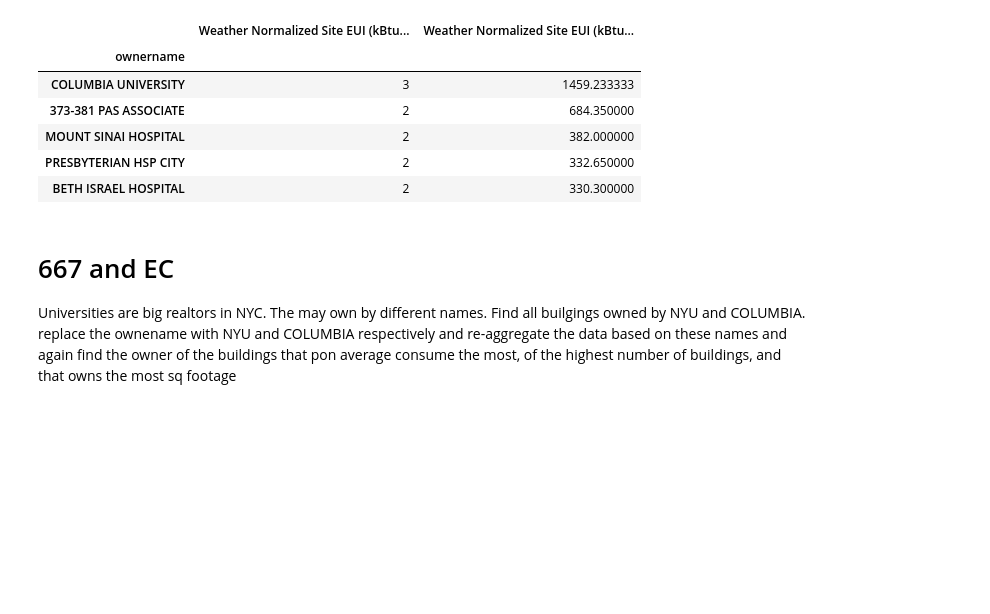
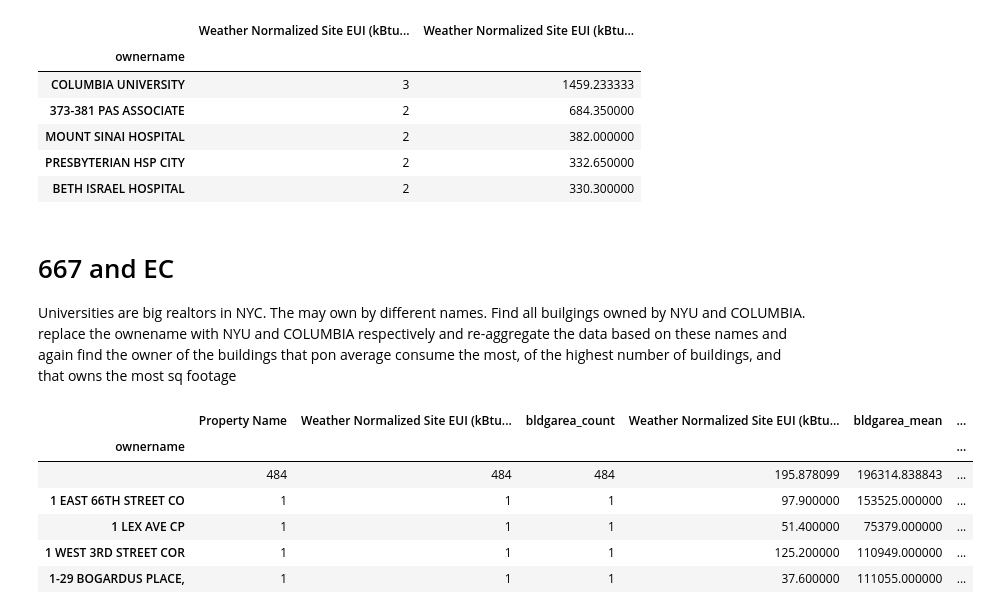
Before and after one commit to narayan-paudel/DSPS_EPAUDEL, a Jupyter notebook: HW5_ePaudel/BuildingsEnergyOwners.ipynb, the cells around one changed output. Drawn from its saved outputs; the diff is of its cells as text; code cells hidden in the pictures; blank space fills up the shorter version.

```diff
--- a/HW5_ePaudel/BuildingsEnergyOwners.ipynb
+++ b/HW5_ePaudel/BuildingsEnergyOwners.ipynb
@@ -433,3 +486,37 @@ df_owner_counts[idx].sort_values(by='Weather Normalized Site EUI (kBtu/ft²)_mea
 Universities are big realtors in NYC. The may own by different names. Find all builgings owned by NYU and COLUMBIA. replace the ownename with NYU and COLUMBIA respectively and re-aggregate the data based on these names and again find the owner of the buildings that pon average consume the most, of the highest number of buildings, and that owns the most sq footage
 # %%
 ownername = df_owner_counts.index.to_list()
+# %%
+# replace to 'NYU' and 'COLUMBIA
+columbia = ['COLUMBIA UNIVERSITY', 'TRUSTEES OF COLUMBIA',
+            'TRUSTEES COLUMBIA UNI','TRUST COLUMBIA UNIVER',
+            'TRST COLUMBIA UNIVERS','TR COLUMBIA UNIVERSIT',
+            'COLUMBIA UNVSY CTY NY', 'COLUMBIA UNIVERSITYIN',
+            'COLUMBIA UNIV TR CITY', 'COLUMBIA UNIV IN NYCT',
+             'DTRUSTEES OF COLUMBIA', 'COLUMBIA UNIV CITY NY' ]
+
+wnec_df = wnec_df.replace(to_replace=columbia, value='COLUMBIA')
+
+nyu = ['NEW YORK UNIVERSITY', 'NY UNIVERSITY']
+
+wnec_df = wnec_df.replace(to_replace=nyu, value='NYU')
+# %%
+cols = ['ownername', 'Property Name', 'Weather Normalized Site EUI (kBtu/ft²)', 'bldgarea']
+wnec_df_good = wnec_df[cols]
+# %%
+wnec_df_groupby = wnec_df_good.groupby(by='ownername')
+# %%
+df_owner_cm = pd.merge(wnec_df_groupby.count(), wnec_df_groupby.mean(), on='ownername', suffixes=('_count', '_mean'))
+
+
+df_owner_counts = pd.merge(df_owner_cm, wnec_df_groupby.aggregate(np.sum), on='ownername')
+# %%
+df_owner_counts.head()
+# %% [output]
+|  | Property Name | Weather Normalized Site EUI (kBtu... | bldgarea_count | Weather Normalized Site EUI (kBtu... | bldgarea_mean | ... |
+| ownername |  |  |  |  |  | ... |
+|  | 484 | 484 | 484 | 195.878099 | 196314.838843 | ... |
+| 1 EAST 66TH STREET CO | 1 | 1 | 1 | 97.900000 | 153525.000000 | ... |
+| 1 LEX AVE CP | 1 | 1 | 1 | 51.400000 | 75379.000000 | ... |
+| 1 WEST 3RD STREET COR | 1 | 1 | 1 | 125.200000 | 110949.000000 | ... |
+| 1-29 BOGARDUS PLACE, | 1 | 1 | 1 | 37.600000 | 111055.000000 | ... |
```
Also changed, not shown: parts of 10 cells of this notebook.
